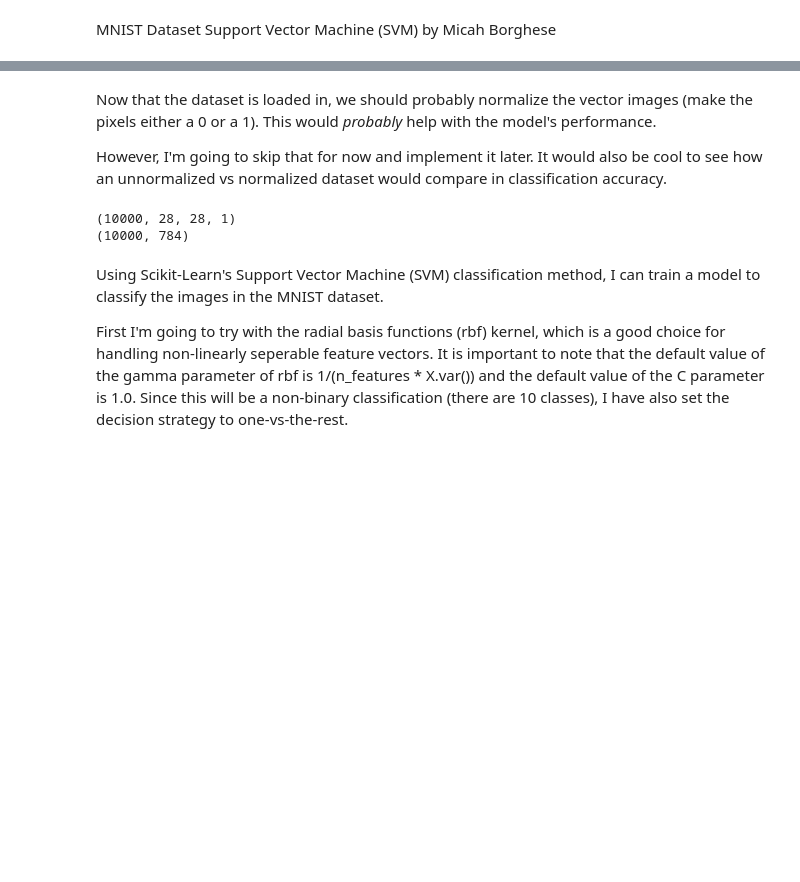
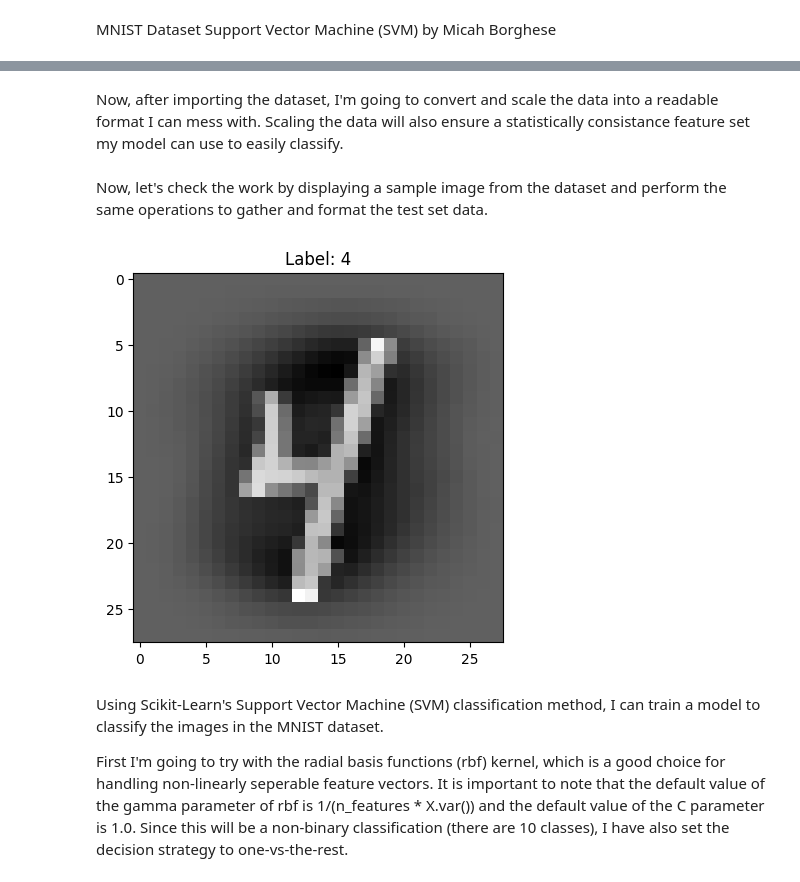
Before and after one commit to micahborg/MNIST_guesser, a Jupyter notebook: model_script.ipynb, the cells around one changed output, grey strips where cells are left out. Drawn from its saved outputs; the diff is of its cells as text; code cells hidden in the pictures; blank space fills up the shorter version.

```diff
--- a/model_script.ipynb
+++ b/model_script.ipynb
@@ -13,26 +14,31 @@ import pandas as pd
 
 ds, info = tfds.load('mnist', split=None, with_info=True)
-# %% [markdown]
-Now that the dataset is loaded in, we should probably normalize the vector images (make the pixels either a 0 or a 1). This would *probably* help with the model's performance.
-
-However, I'm going to skip that for now and implement it later. It would also be cool to see how an unnormalized vs normalized dataset would compare in classification accuracy.
-# %%
-training_image_arrays = np.array(list(ds['train'].map(lambda x: x['image']).as_numpy_iterator())) # Convert images to NumPy arrays
-training_flatten_images = training_image_arrays.reshape(training_image_arrays.shape[0], -1) # Flatten images (28x28) to 1D vectors of 784 pixels
-column_names = [f"pixel_{i}" for i in range(training_flatten_images.shape[1])] # Create a pandas DataFrame
-X_train = pd.DataFrame(training_flatten_images, columns=column_names) # x is the independent variable (input) of the model, the vector of features (28x28=784 pixels)
-y_train = tfds.as_dataframe(ds['train'].map(lambda x: x['label'])) # y is the dependent variable (output) of the model, the label (0-9)
-
-testing_image_arrays = np.array(list(ds['test'].map(lambda x: x['image']).as_numpy_iterator()))
-print(testing_image_arrays.shape)
-testing_flatten_images = testing_image_arrays.reshape(testing_image_arrays.shape[0], -1)
-print(testing_flatten_images.shape)
-column_names = [f"pixel_{i}" for i in range(testing_flatten_images.shape[1])]
-X_test = pd.DataFrame(testing_flatten_images, columns=column_names)
-y_test = tfds.as_dataframe(ds['test'].map(lambda x: x['label']))
-# %% [output]
-(10000, 28, 28, 1)
-(10000, 784)
+# %% [markdown]
+Now, after importing the dataset, I'm going to convert and scale the data into a readable format I can mess with. Scaling the data will also ensure a statistically consistance feature set my model can use to easily classify.
+# %%
+training_image_arrays = np.array(list(ds['train'].map(lambda x: x['image']).as_numpy_iterator())) # Convert images to NumPy arrays
+
+X_train = training_image_arrays.reshape(training_image_arrays.shape[0], -1) # Flatten images (28x28) to 1D vectors of 784 pixels
+
+scaler_X = StandardScaler() # standardize the features
+scaler_X.fit(X_train) # based on X_train
+X_train = scaler_X.transform(X_train) # replaced the original train with the rescaled version
+
+y_train = np.array(list(ds['train'].map(lambda x: x['label']).as_numpy_iterator())) # create a numpy array of (60000,) for the labels
+# %% [markdown]
+Now, let's check the work by displaying a sample image from the dataset and perform the same operations to gather and format the test set data.
+# %%
+plt.imshow(X_train[0].reshape(28, 28), cmap='gray') # display X[0] in a 28 x 28 grid
+plt.title(f"Label: {y_train[0]}")
+plt.show()
+
+training_image_arrays = np.array(list(ds['test'].map(lambda x: x['image']).as_numpy_iterator())) # Convert images to NumPy arrays
+
+X_test = training_image_arrays.reshape(training_image_arrays.shape[0], -1) # Flatten images (28x28) to 1D vectors of 784 pixels
+X_test = scaler_X.transform(X_test) # replaced the original test with the rescaled version
+y_test = np.array(list(ds['test'].map(lambda x: x['label']).as_numpy_iterator())) # create a numpy array of (10000,) for the labels
+# %% [output]
+[figure, added]
 # %% [markdown]
 Using Scikit-Learn's Support Vector Machine (SVM) classification method, I can train a model to classify the images in the MNIST dataset.
 
```
Also changed, not shown: parts of 18 cells of this notebook, 3 other files.
